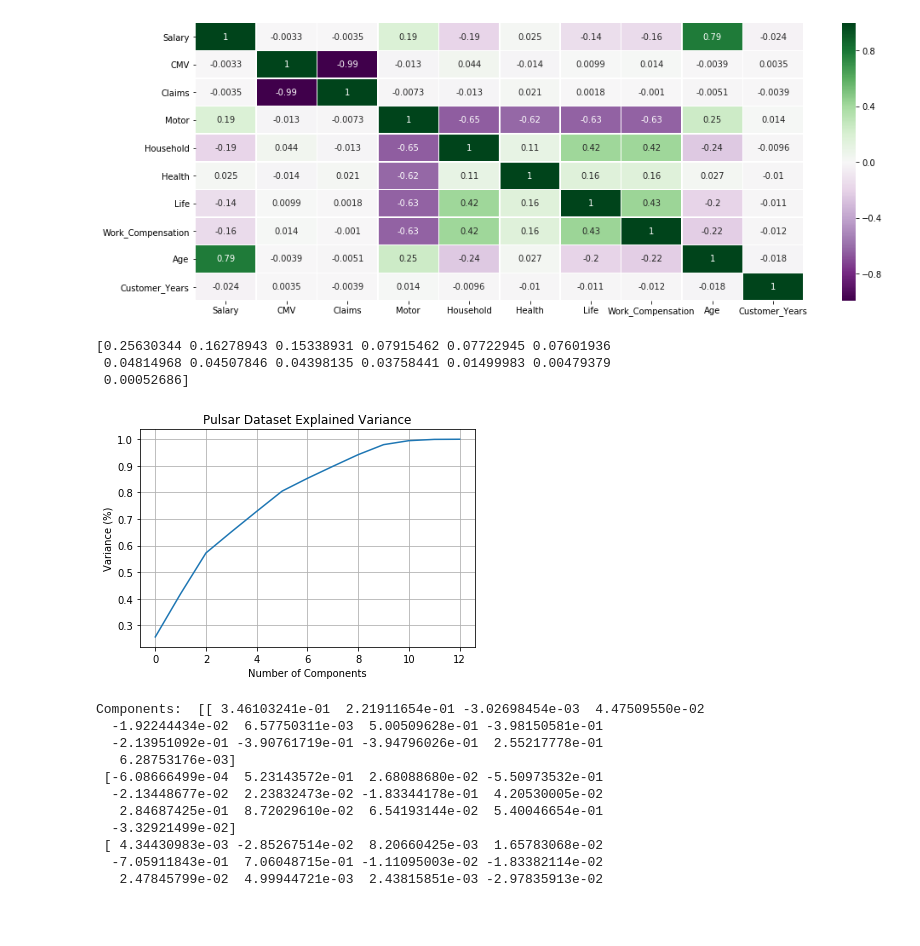
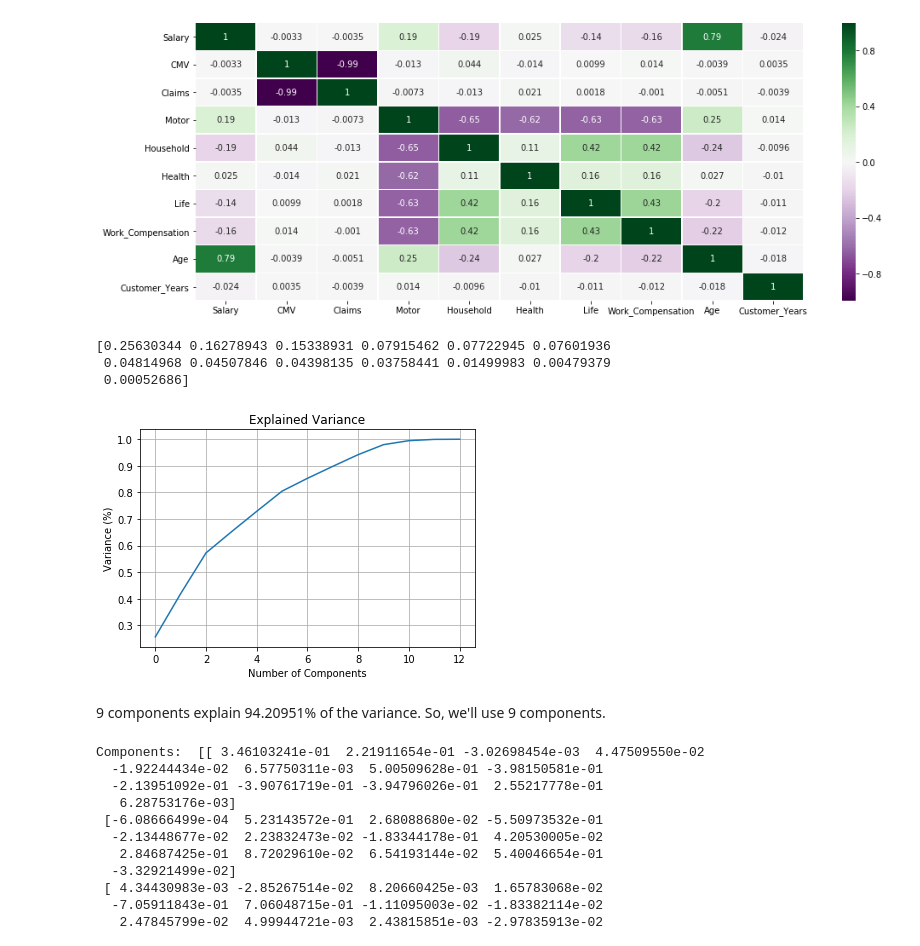
Before and after one commit to pedromlsreis/paranormal_distributions, a Jupyter notebook: explore_nb.ipynb, the cells around one changed output. Saved outputs shown, nothing was run; the diff lists cells and outputs as text; code cells hidden in the pictures; blank space fills up the shorter version.

```diff
--- a/explore_nb.ipynb
+++ b/explore_nb.ipynb
@@ -117,26 +113,23 @@ df[:] = StandardScaler().fit_transform(df[:])
 x = df[df.columns.difference(categorical_cols + premiums_cols)].values # excluding categorical columns
 x = x[:200] # slice array for faster cluster testing
 # %%
-#importing PCA
 from sklearn.decomposition import PCA
 
-
-#Fitting the PCA algorithm with our Data
+# Fitting the PCA algorithm with our Data
 pca = PCA().fit(df)
 
 print(pca.explained_variance_ratio_)
 
-
-#Plotting the Cumulative Summation of the Explained Variance
+# Plotting the Cumulative Summation of the Explained Variance
 plt.figure()
 plt.plot(np.cumsum(pca.explained_variance_ratio_))
 plt.xlabel('Number of Components')
 plt.ylabel('Variance (%)') #for each component
-plt.title('Pulsar Dataset Explained Variance')
+plt.title('Explained Variance')
 plt.grid()
 plt.show()
 # %% [output]
 [0.25630344 0.16278943 0.15338931 0.07915462 0.07722945 0.07601936
  0.04814968 0.04507846 0.04398135 0.03758441 0.01499983 0.00479379
  0.00052686]
-[figure, old version]
+[figure, new version]
@@ -154,0 +136,2 @@ principalDf = pd.DataFrame(data = principalComponents, columns = ['principal com
+# %% [markdown]
+9 components explain 94.20951% of the variance. So, we'll use 9 components.
```
Also changed, not shown: parts of 29 cells of this notebook.
